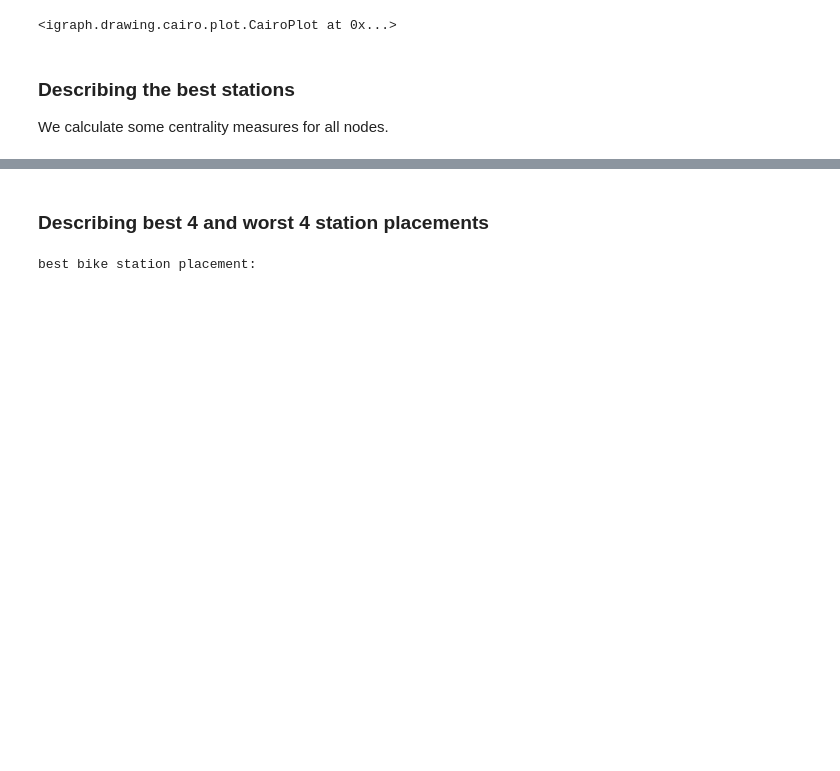
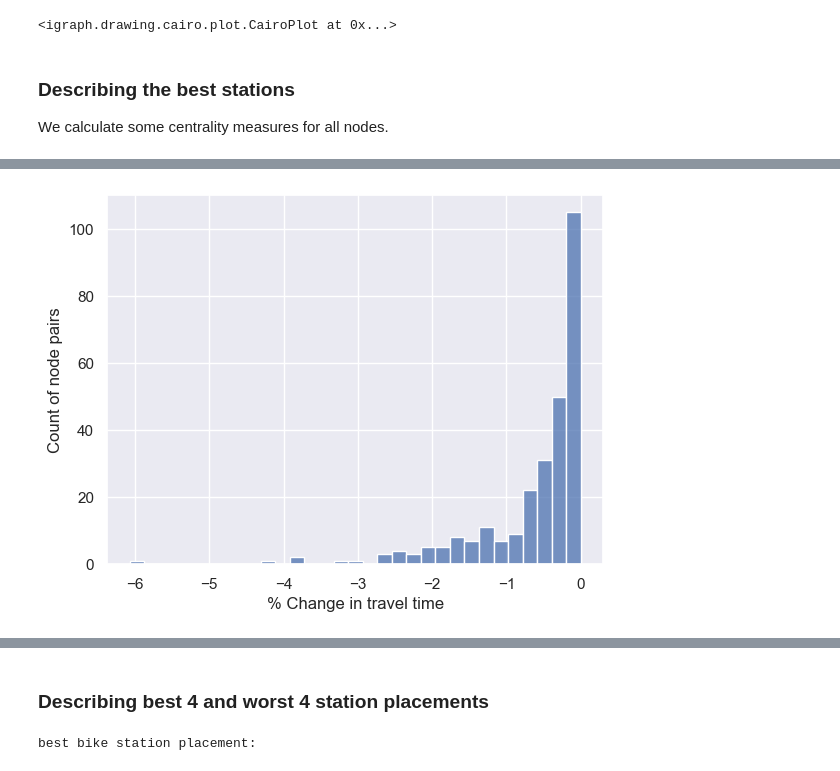
Before and after one commit to 4Freye/bike-stations, a Jupyter notebook: Implementation method 1 - Sioux Falls & Anaheim.ipynb, the cells around one changed output, grey strips where cells are left out. Cells and saved outputs as stored; diff of their text form; code cells hidden in the pictures; blank space fills up the shorter version.

```diff
--- a/Implementation method 1 - Sioux Falls & Anaheim.ipynb
+++ b/Implementation method 1 - Sioux Falls & Anaheim.ipynb
@@ -413,0 +417,8 @@ station_centrality['pct_change']  = (station_centrality.station_time - og_time)/
+# %%
+import seaborn as sns
+sns.set(style="darkgrid")
+ax = sns.histplot(data=station_centrality, x="pct_change")
+ax.set(xlabel='% Change in travel time', ylabel='Count of node pairs')
+plt.show()
+# %% [output]
+[figure, added]
```
Also changed, not shown: parts of 22 cells of this notebook, 6 other files.
